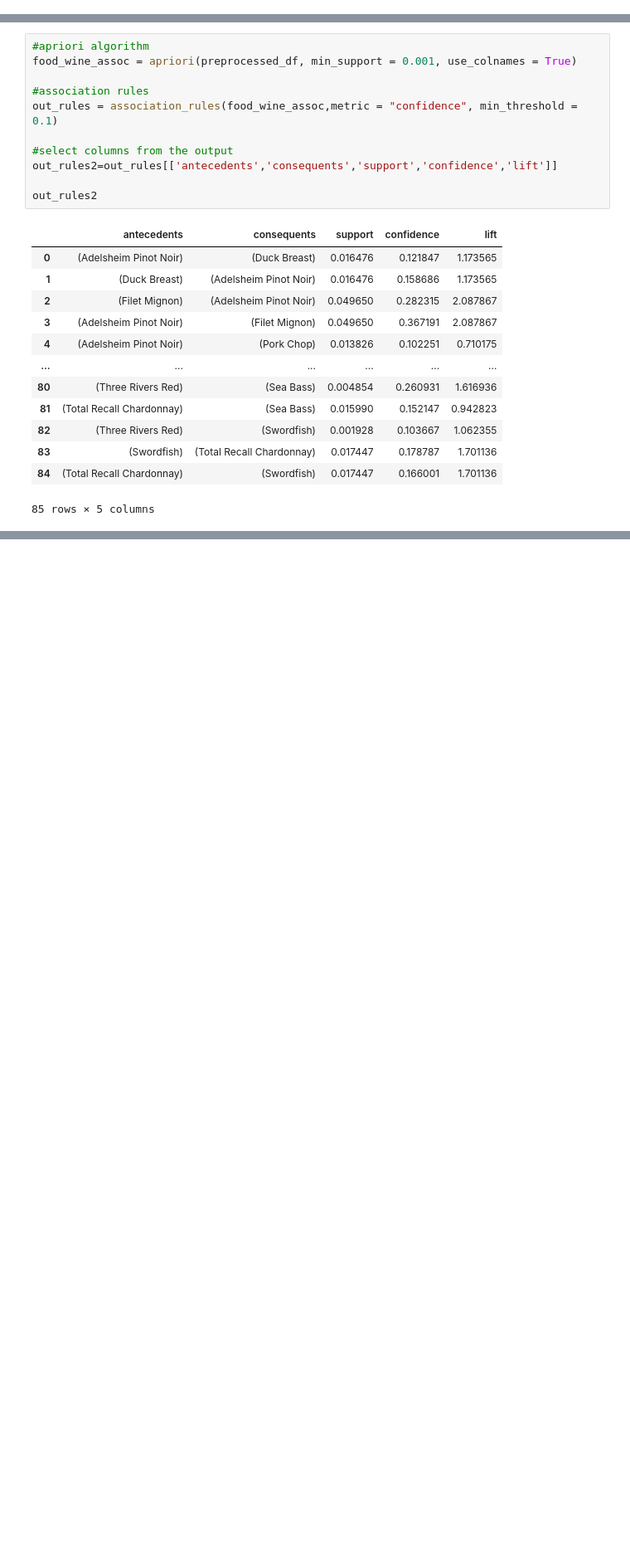
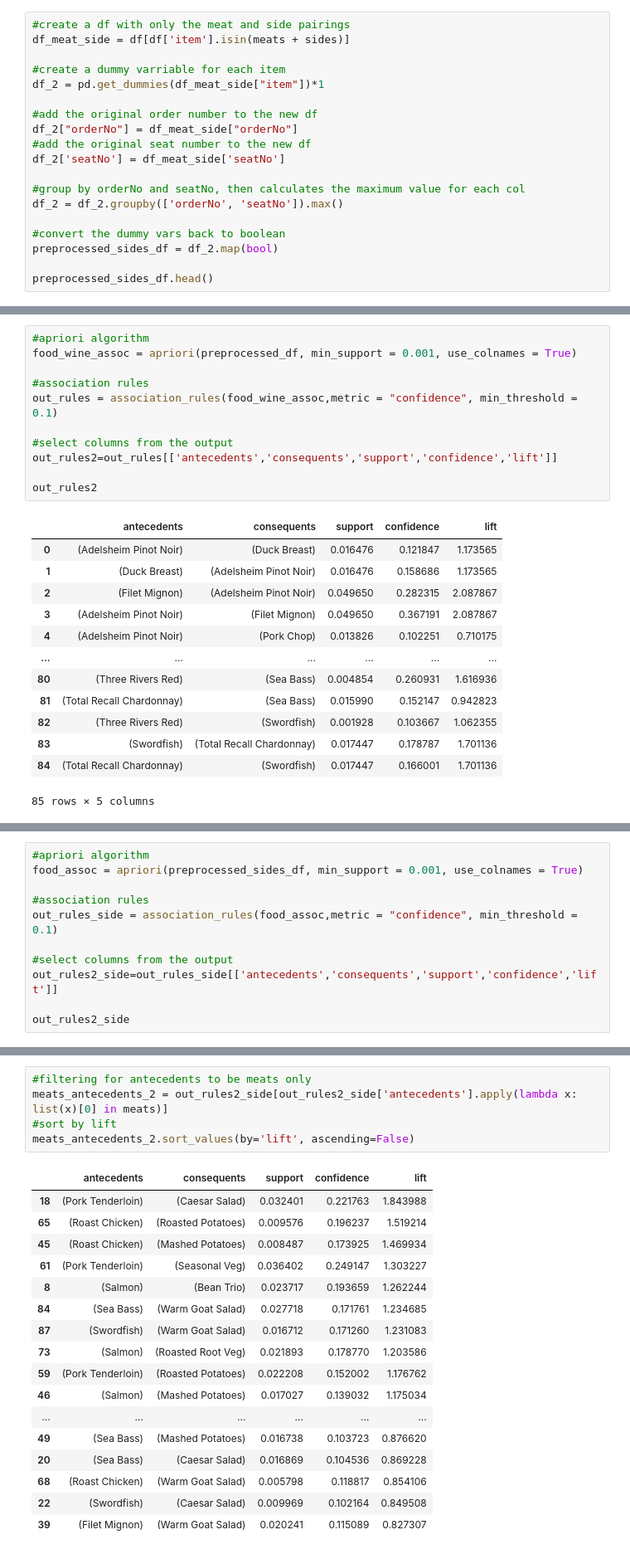
Before and after one commit to SterlingHayden/Data-Mining, a Jupyter notebook: HW/HW-01/Association_Analysis.ipynb, the cells around one changed output, grey strips where cells are left out. Shown: that part at 83% size. Cells and saved outputs as stored; diff of their text form; blank space fills up the shorter version.

```diff
--- a/HW/HW-01/Association_Analysis.ipynb
+++ b/HW/HW-01/Association_Analysis.ipynb
@@ -123,0 +126,19 @@ preprocessed_df.head()
+# %%
+#create a df with only the meat and side pairings
+df_meat_side = df[df['item'].isin(meats + sides)]
+
+#create a dummy varriable for each item
+df_2 = pd.get_dummies(df_meat_side["item"])*1
+
+#add the original order number to the new df
+df_2["orderNo"] = df_meat_side["orderNo"]
+#add the original seat number to the new df
+df_2['seatNo'] = df_meat_side['seatNo']
+
+#group by orderNo and seatNo, then calculates the maximum value for each col
+df_2 = df_2.groupby(['orderNo', 'seatNo']).max()
+
+#convert the dummy vars back to boolean
+preprocessed_sides_df = df_2.map(bool)
+
+preprocessed_sides_df.head()
@@ -169,0 +264,11 @@ meats_antecedents
+# %%
+#apriori algorithm
+food_assoc = apriori(preprocessed_sides_df, min_support = 0.001, use_colnames = True)
+
+#association rules
+out_rules_side = association_rules(food_assoc,metric = "confidence", min_threshold = 0.1)
+
+#select columns from the output
+out_rules2_side=out_rules_side[['antecedents','consequents','support','confidence','lift']]
+
+out_rules2_side
@@ -169,0 +289,23 @@ meats_antecedents
+# %%
+#filtering for antecedents to be meats only
+meats_antecedents_2 = out_rules2_side[out_rules2_side['antecedents'].apply(lambda x: list(x)[0] in meats)]
+#sort by lift
+meats_antecedents_2.sort_values(by='lift', ascending=False)
+# %% [output]
+|  | antecedents | consequents | support | confidence | lift |
+| 18 | (Pork Tenderloin) | (Caesar Salad) | 0.032401 | 0.221763 | 1.843988 |
+| 65 | (Roast Chicken) | (Roasted Potatoes) | 0.009576 | 0.196237 | 1.519214 |
+| 45 | (Roast Chicken) | (Mashed Potatoes) | 0.008487 | 0.173925 | 1.469934 |
+| 61 | (Pork Tenderloin) | (Seasonal Veg) | 0.036402 | 0.249147 | 1.303227 |
+| 8 | (Salmon) | (Bean Trio) | 0.023717 | 0.193659 | 1.262244 |
+| 84 | (Sea Bass) | (Warm Goat Salad) | 0.027718 | 0.171761 | 1.234685 |
+| 87 | (Swordfish) | (Warm Goat Salad) | 0.016712 | 0.171260 | 1.231083 |
+| 73 | (Salmon) | (Roasted Root Veg) | 0.021893 | 0.178770 | 1.203586 |
+| 59 | (Pork Tenderloin) | (Roasted Potatoes) | 0.022208 | 0.152002 | 1.176762 |
+| 46 | (Salmon) | (Mashed Potatoes) | 0.017027 | 0.139032 | 1.175034 |
+| ... | ... | ... | ... | ... | ... |
+| 49 | (Sea Bass) | (Mashed Potatoes) | 0.016738 | 0.103723 | 0.876620 |
+| 20 | (Sea Bass) | (Caesar Salad) | 0.016869 | 0.104536 | 0.869228 |
+| 68 | (Roast Chicken) | (Warm Goat Salad) | 0.005798 | 0.118817 | 0.854106 |
+| 22 | (Swordfish) | (Caesar Salad) | 0.009969 | 0.102164 | 0.849508 |
+| 39 | (Filet Mignon) | (Warm Goat Salad) | 0.020241 | 0.115089 | 0.827307 |
```
Also changed, not shown: parts of 28 cells of this notebook.
